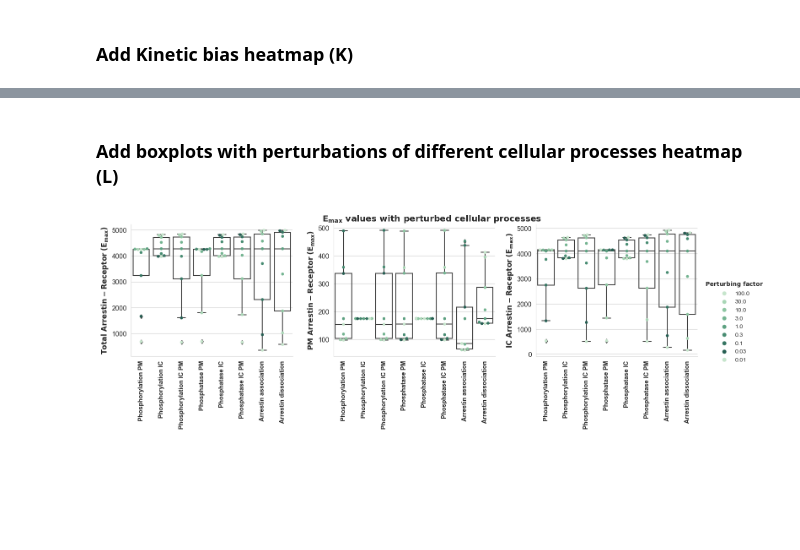
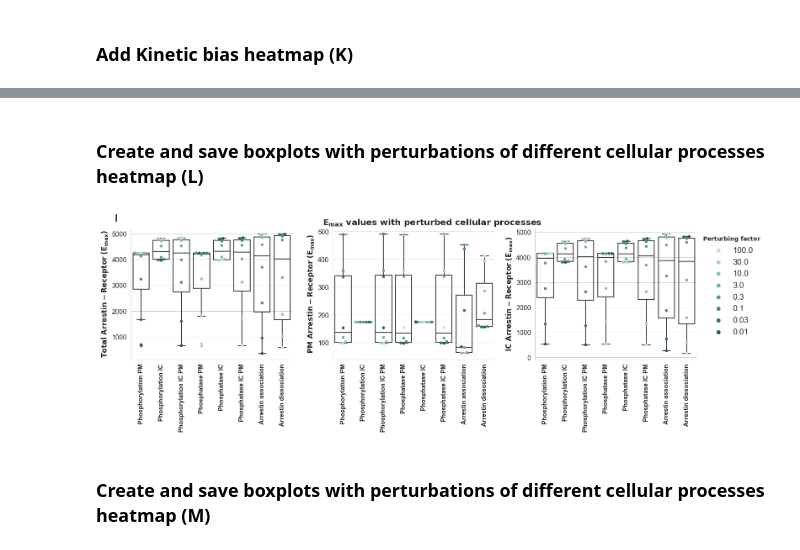
Before and after one commit to bence-szalai/gpcr-signaling-simulation, a Jupyter notebook: code/create_plots.ipynb, the cells around one changed output, grey strips where cells are left out. Cells and saved outputs as stored; diff of their text form; code cells hidden in the pictures; blank space fills up the shorter version.

```diff
--- a/code/create_plots.ipynb
+++ b/code/create_plots.ipynb
@@ -559,7 +556,8 @@ def draw_kinetic_bias_heatmap(pathway1,pathway2,molecules_dict,kon,koff_list,int
                         subplot_title_fontsize_nominator,subplot_axis_label_fontsize_nominator,\
                         subplot_axis_tick_label_fontsize_nominator,subplot_legend_label_fontsize_nominator,\
                         legend_title,hm_cbar_legend_title_fontsize_nominator,legend_handles,timepoint_list,ylim,\
-                        subplot_label,subplot_label_fontsize_nominator,hm_annot_fontsize_nominator,hm_cbar_axis_fontsize_nominator):
+                        subplot_label,subplot_label_fontsize_nominator,hm_annot_fontsize_nominator,hm_cbar_axis_fontsize_nominator,\
+                        high_koff):
 
     ## Create directory path to load the data from
     dirname=os.path.join('../data/',intern_status,process_name,'')
@@ -639,8 +637,15 @@ def draw_kinetic_bias_heatmap(pathway1,pathway2,molecules_dict,kon,koff_list,int
     bias_factor_df=bias_factor_df.set_axis(["$\mathbf{Low\ K_{off}}$","$\mathbf{High\ K_{off}}$"])
 
     # PLot heatmap and customize legend
-    hm=sns.heatmap(bias_factor_df,annot=True,cmap="YlGnBu", ax=axis,fmt='.3f',vmin=-1,vmax=1,
-                   cbar_kws={'ticks':[-1,-0.5,0,0.5,1.0],
+    if high_koff==0.03:
+        vmin=-1
+        cbar_ticks=[-1,0.5,0,0.5]
+    if high_koff==0.3:
+        vmin=-1.5
+        cbar_ticks=[-1.5,-1,0.5,0,0.5]
+
+    hm=sns.heatmap(bias_factor_df,annot=True,cmap="YlGnBu", ax=axis,fmt='.3f',vmin=vmin,vmax=0.5,
+                   cbar_kws={'ticks':cbar_ticks,
                              'label':legend_title,
                              'fraction':0.08},
                    annot_kws={'fontsize':plot_area/hm_annot_fontsize_nominator})
@@ -699,7 +704,7 @@ time_to_response=1200
 timepoint_list=[10,30,100,300,600,900,1200]
 kon_list=[0.3]
 kon=0.3
-koff_list=[0.0003,0.03]
+koff_list=[0.0003,high_koff]
 internalisation_status=['With_internalisation','No_internalisation']
 intern_status='With_internalisation'
 process_name='Koff_Kon_all'
@@ -733,7 +738,8 @@ for subplot_name,subplot_label in zip(subplots_names,subplot_labels):
                                                 subplot_title_fontsize_nominator,subplot_axis_label_fontsize_nominator,\
                                                 subplot_axis_tick_label_fontsize_nominator,subplot_legend_label_fontsize_nominator,\
                                                 legend_title,hm_cbar_legend_title_fontsize_nominator,legend_handles,timepoint_list,ylim,\
-                                                subplot_label,subplot_label_fontsize_nominator,hm_annot_fontsize_nominator,hm_cbar_axis_fontsize_nominator)
+                                                subplot_label,subplot_label_fontsize_nominator,hm_annot_fontsize_nominator,hm_cbar_axis_fontsize_nominator,
+                                                high_koff)
 
 plt.savefig('../data/temp_data_for_plotting/temporary_plot_B_K.png',dpi=300,bbox_inches='tight')
 ## Save fig and axes object for later to add more subplots to it
@@ -746,3 +752,3 @@ with open('../data/temp_data_for_plotting/temporary_plot_B_K_axes_object.pkl','w
 # %% [markdown]
-### Add boxplots with perturbations of different cellular processes heatmap  (__L__)
+### Create and save boxplots with perturbations of different cellular processes heatmap  (__L__)
 # %%
@@ -888,19 +869,11 @@ subplots_names=['L']
 subplot_labels=['L']
 molecules=['Total Arrestin-Receptor','PM Arrestin-Receptor','IC Arrestin-Receptor']
 
-'''
-### Load the previosly ceated figur and axes object to plot to
-with open('../data/temp_data_for_plotting/temporary_plot_B_K_fig_object.pkl','rb') as file:
-    fig=pickle.load(file)
-    plt.close()
-with open('../data/temp_data_for_plotting/temporary_plot_B_K_axes_object.pkl','rb') as file:
-    ax=pickle.load(file)
-'''
 time_to_response=1200
 factor_list=[100,30,10,3,0.3,0.1,0.03,0.01]
 
 kon=0.3
-koff_list=[0.0003]
+koff_list=0.0003
 intern_status='With_internalisation'
 perturbed_processes=['Phosphorylation_PM','Phosphorylation_IC','Phosphorylation_IC_PM',
                     'Phosphatase_PM','Phosphatase_IC','Phosphatase_IC_PM',
@@ -915,50 +888,54 @@ ligand_ccs=(10 ** np.arange(-6, 1.1, 1))
 fig_width=40
 fig_height=40
 
+## Color palette for the coloring of the factor point markers
+palette = sns.color_palette("ch:2.5,-.2,dark=.3",n_colors=len(factor_list))
 
 ## FOntsize=fig_width*fig_height/title_fontsize_ratio
 figure_title='$\mathbf{E_{max}\ values\ with\ perturbed\ cellular\ processes}$'
 figure_title_fontsize_nominator=110
 
-subplot_label_fontsize_nominator=50
+subplot_label_fontsize_nominator=95
 subplot_title_fontsize_nominator=110
 
 subplot_axis_label_fontsize_nominator=130
 
 subplot_y_axis_tick_label_fontsize_nominator=140
 subplot_x_axis_tick_label_fontsize_nominator=150
 
-subplot_legend_label_fontsize_nominator=160
-subplot_legend_title_fontsize_nominator=120
+subplot_legend_label_fontsize_nominator=115
+subplot_legend_title_fontsize_nominator=105
 legend_title='$\mathbf{Perturbing\ factor}$'
 #legend_handles=['Low $K_{off}$','High $K_{off}$']
 
 hm_annot_fontsize_nominator=80
 
 hm_cbar_axis_fontsize_nominator=90
-hm_cbar_legend_title_fontsize_nominator=75
+hm_cbar_legend_title_fontsize_nominator=55
 
 
 ## Create dataframe and savce it first, as it takes 2-3 minutes to compute
-#perturbations_df=create_perturbations_df(molecules,molecules_dict,kon,koff_list,intern_status,perturbed_processes,ligand_ccs,time_to_response,factor_list)
-#perturbations_df.to_csv('../data/temp_data_for_plotting/plot_L_perturbations_df.csv')
+#plot_L_perturbations_df=create_perturbations_df(molecules,molecules_dict,kon,koff,intern_status,perturbed_processes,ligand_ccs,time_to_response,factor_list)
+#plot_L_perturbations_df.to_csv('../data/temp_data_for_plotting/plot_L_perturbations_df'+str(high_koff)+'.csv')
 
 ## Read previously computed dataframe for plotting
-perturbations_df=pd.read_csv('../data/temp_data_for_plotting/plot_L_perturbations_df.csv',index_col=0)
+plot_L_perturbations_df=pd.read_csv('../data/temp_data_for_plotting/plot_L_perturbations_df'+str(high_koff)+'.csv',index_col=0)
 
 
 
 
 for subplot_name,subplot_label in zip(subplots_names,subplot_labels):
-    g=create_perturbations_boxplot(perturbations_df,molecules,molecules_dict,kon,koff_list,intern_status,perturbed_processes,ligand_ccs,\
+    g=create_perturbations_boxplot(plot_L_perturbations_df,molecules,molecules_dict,kon,koff,intern_status,perturbed_processes,ligand_ccs,\
                                                 color_palette_dict,color_names,ax,subplot_name,fig_width,fig_height,\
                                                 subplot_title_fontsize_nominator,subplot_axis_label_fontsize_nominator,\
                                                 subplot_y_axis_tick_label_fontsize_nominator,subplot_x_axis_tick_label_fontsize_nominator,subplot_legend_label_fontsize_nominator,\
                                                 legend_title,subplot_legend_title_fontsize_nominator,legend_handles,time_to_response,ylim,\
                                                 subplot_label,subplot_label_fontsize_nominator,marker_size_nominator,factor_list,figure_title,\
-                                                figure_title_fontsize_nominator)
+                                                figure_title_fontsize_nominator,palette)
 
     plt.show()
 g.savefig('../data/temp_data_for_plotting/temporary_plot_L.png',dpi=300)
 # %% [output]
-[figure, old version]
+[figure, new version]
+# %% [markdown]
+### Create and save boxplots with perturbations of different cellular processes heatmap  (__M__)
```
Also changed, not shown: parts of 10 cells of this notebook.
